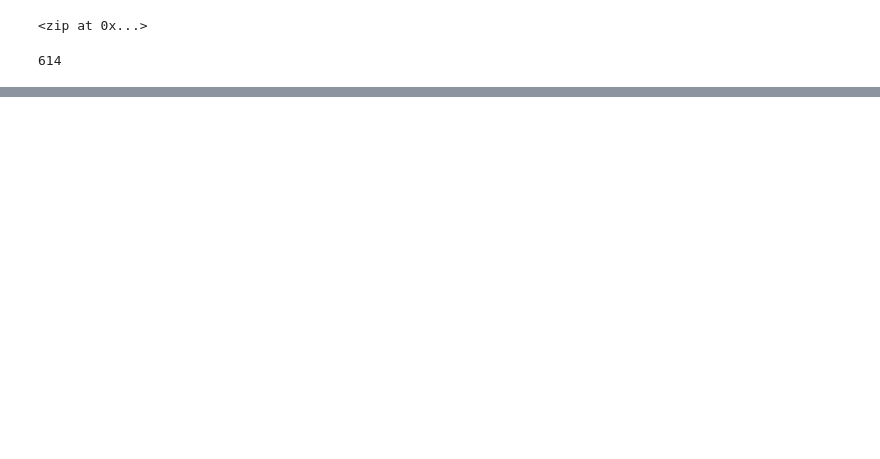
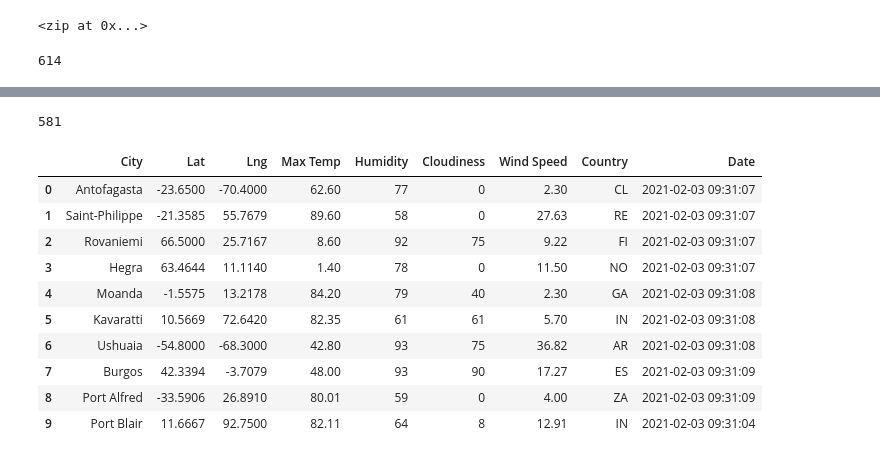
Before and after one commit to k-wrenn/World_Weather_Analysis, a Jupyter notebook: WeatherPy.ipynb, the cells around one changed output, grey strips where cells are left out. Cells and saved outputs as stored; diff of their text form; code cells hidden in the pictures; blank space fills up the shorter version.

Commit message:
Create City Weather DataFrame

```diff
--- a/WeatherPy.ipynb
+++ b/WeatherPy.ipynb
@@ -33,0 +43,3 @@ len(cities)
+# %%
+# Build basic URL for OpenWeatherMap
+url = "http://api.openweathermap.org/data/2.5/weather?units=Imperial&APPID=" + weather_api_key
@@ -33,0 +135,20 @@ len(cities)
+# %%
+len(city_data)
+# %% [output]
+581
+# %%
+# Convert the array of dictionaries to Pandas DataFrame
+city_data_df=pd.DataFrame(city_data)
+city_data_df.head(10)
+# %% [output]
+|  | City | Lat | Lng | Max Temp | Humidity | Cloudiness | Wind Speed | Country | Date |
+| 0 | Antofagasta | -23.6500 | -70.4000 | 62.60 | 77 | 0 | 2.30 | CL | 2021-02-03 09:31:07 |
+| 1 | Saint-Philippe | -21.3585 | 55.7679 | 89.60 | 58 | 0 | 27.63 | RE | 2021-02-03 09:31:07 |
+| 2 | Rovaniemi | 66.5000 | 25.7167 | 8.60 | 92 | 75 | 9.22 | FI | 2021-02-03 09:31:07 |
+| 3 | Hegra | 63.4644 | 11.1140 | 1.40 | 78 | 0 | 11.50 | NO | 2021-02-03 09:31:07 |
+| 4 | Moanda | -1.5575 | 13.2178 | 84.20 | 79 | 40 | 2.30 | GA | 2021-02-03 09:31:08 |
+| 5 | Kavaratti | 10.5669 | 72.6420 | 82.35 | 61 | 61 | 5.70 | IN | 2021-02-03 09:31:08 |
+| 6 | Ushuaia | -54.8000 | -68.3000 | 42.80 | 93 | 75 | 36.82 | AR | 2021-02-03 09:31:08 |
+| 7 | Burgos | 42.3394 | -3.7079 | 48.00 | 93 | 90 | 17.27 | ES | 2021-02-03 09:31:09 |
+| 8 | Port Alfred | -33.5906 | 26.8910 | 80.01 | 59 | 0 | 4.00 | ZA | 2021-02-03 09:31:09 |
+| 9 | Port Blair | 11.6667 | 92.7500 | 82.11 | 64 | 8 | 12.91 | IN | 2021-02-03 09:31:04 |
```
Also changed, not shown: parts of 4 cells of this notebook, 1 other file.
